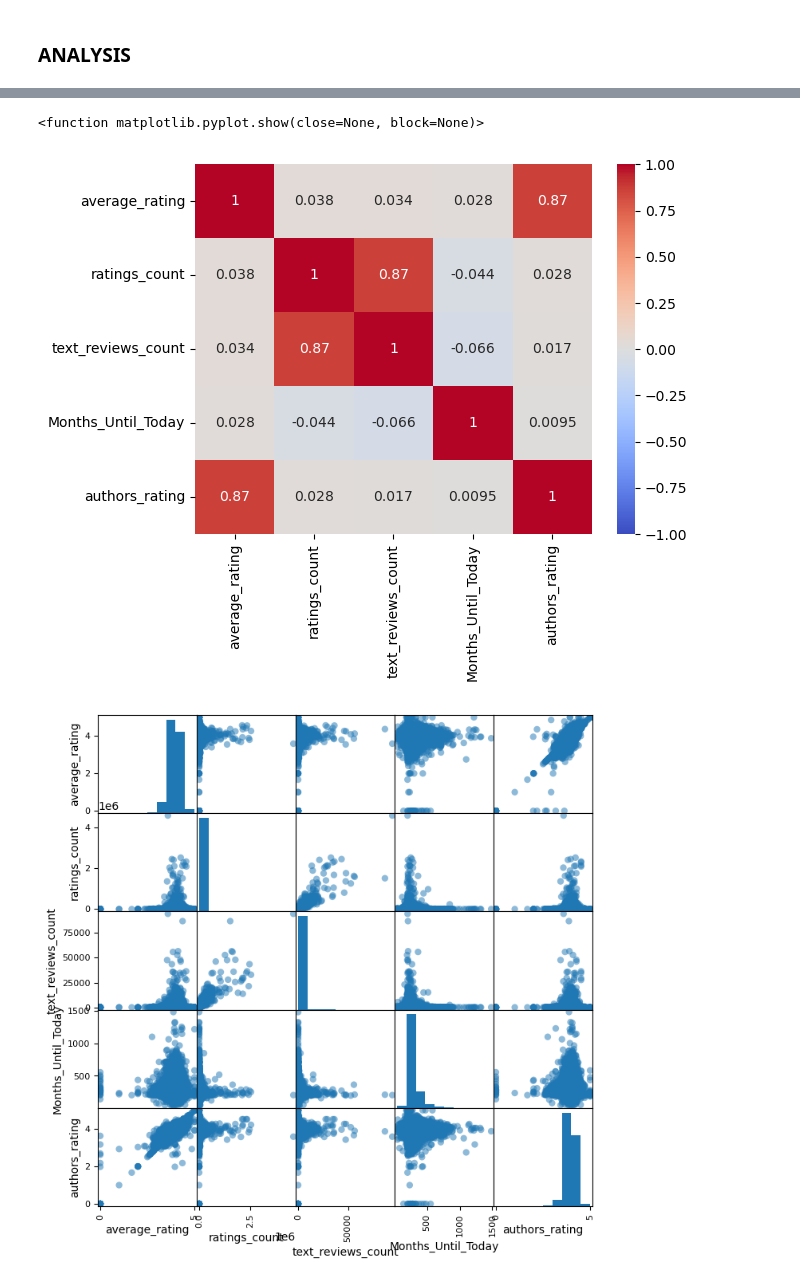
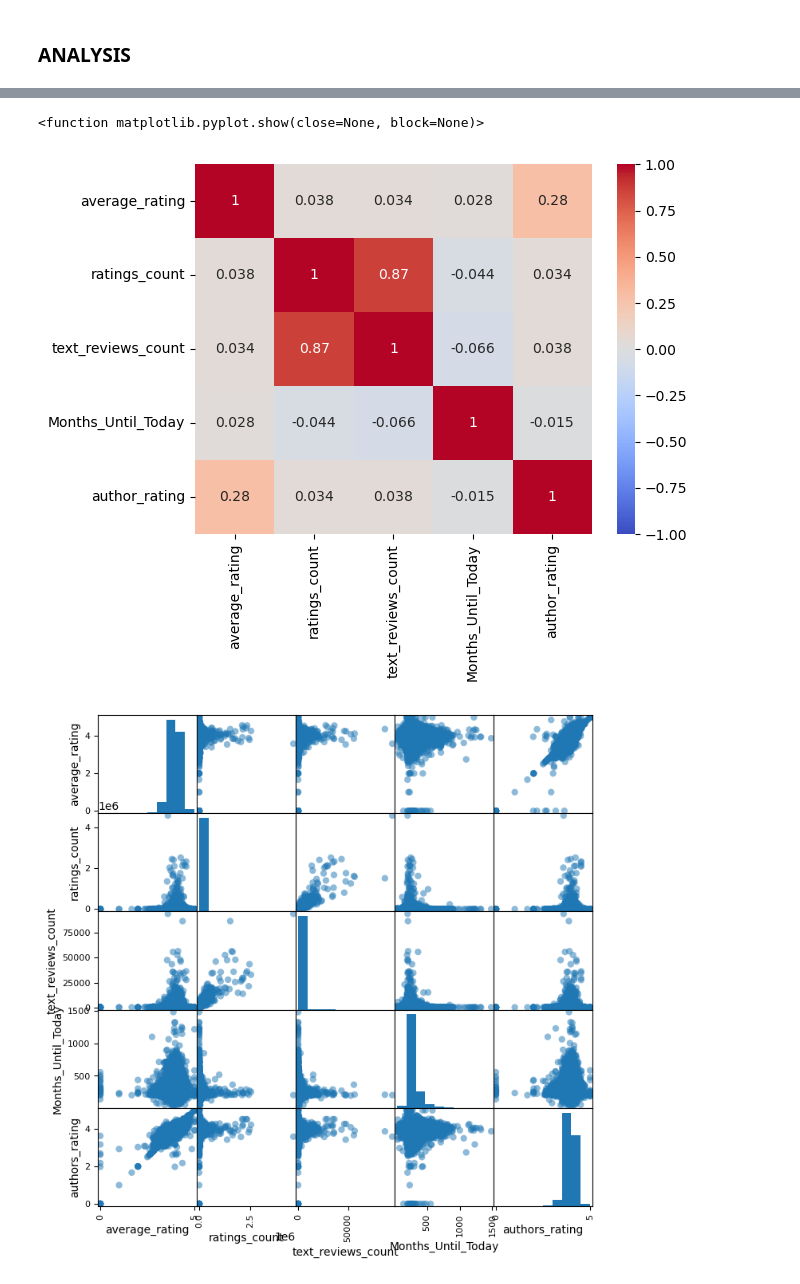
Before and after one commit to gunony/ML_Book_Valuations, a Jupyter notebook: Book_Rating.ipynb, the cells around one changed output, grey strips where cells are left out. Saved outputs shown, nothing was run; the diff lists cells and outputs as text; code cells hidden in the pictures.

```diff
--- a/Book_Rating.ipynb
+++ b/Book_Rating.ipynb
@@ -265,13 +265,13 @@ df_Books.describe()
 | 75% | 32104.500000 | 4.135000 | 9.780873e+12 | 416.000000 | 4.993500e+03 | 237.500000 | 0.000000 | ... |
 | max | 45641.000000 | 5.000000 | 9.790008e+12 | 6576.000000 | 4.597666e+06 | 94265.000000 | 1.000000 | ... |
 # %%
-df_corr = df_Books[["average_rating", "ratings_count", "text_reviews_count","Months_Until_Today","authors_rating"]]
+df_corr = df_Books[["average_rating", "ratings_count", "text_reviews_count","Months_Until_Today","author_rating"]]
 corr = df_corr.corr()
 sns.heatmap(corr, annot=True, cmap="coolwarm", vmin=-1, vmax=1)
 plt.show
 # %% [output]
 <function matplotlib.pyplot.show(close=None, block=None)>
-[figure, old version]
+[figure, new version]
 # %%
 pd.plotting.scatter_matrix(df_corr, figsize=(8,8), marker="o")
 plt.show()
```
Also changed, not shown: 1 other file.
